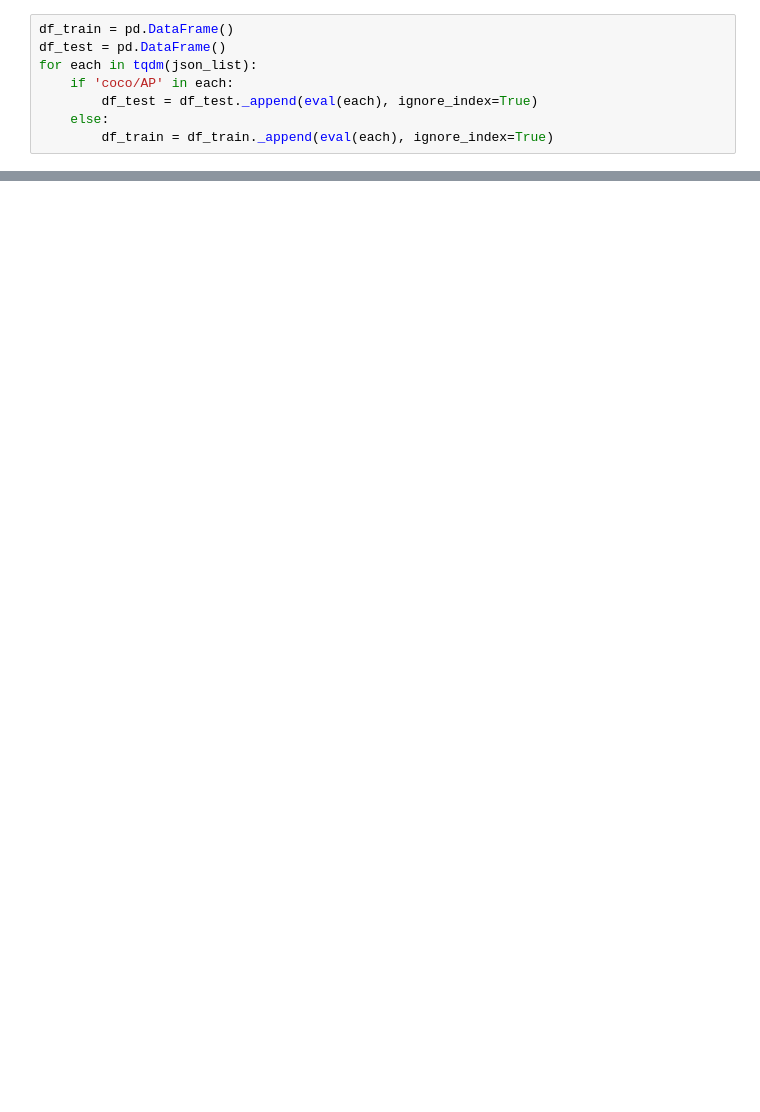
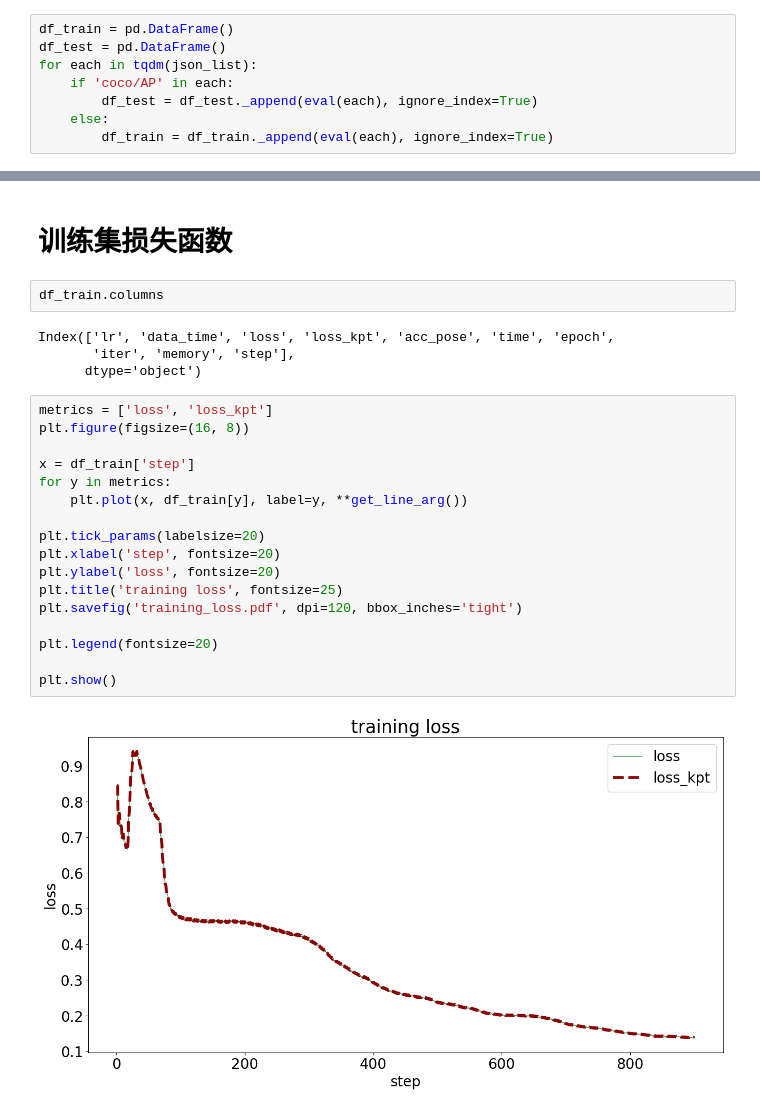
Before and after one commit to wsnd/openmmlab_work, a Jupyter notebook: 01_mmpose/ear_points.ipynb, the cells around one changed output, grey strips where cells are left out. Saved outputs shown, nothing was run; the diff lists cells and outputs as text; blank space fills up the shorter version.

```diff
--- a/01_mmpose/ear_points.ipynb
+++ b/01_mmpose/ear_points.ipynb
@@ -118,0 +172,27 @@ df_test
+# %% [markdown]
+# 训练集损失函数
+# %%
+df_train.columns
+# %% [output]
+Index(['lr', 'data_time', 'loss', 'loss_kpt', 'acc_pose', 'time', 'epoch',
+       'iter', 'memory', 'step'],
+      dtype='object')
+# %%
+metrics = ['loss', 'loss_kpt']
+plt.figure(figsize=(16, 8))
+
+x = df_train['step']
+for y in metrics:
+    plt.plot(x, df_train[y], label=y, **get_line_arg())
+
+plt.tick_params(labelsize=20)
+plt.xlabel('step', fontsize=20)
+plt.ylabel('loss', fontsize=20)
+plt.title('training loss', fontsize=25)
+plt.savefig('training_loss.pdf', dpi=120, bbox_inches='tight')
+
+plt.legend(fontsize=20)
+
+plt.show()
+# %% [output]
+[figure, added]
```
Also changed, not shown: parts of 31 cells of this notebook, 1 other file.
